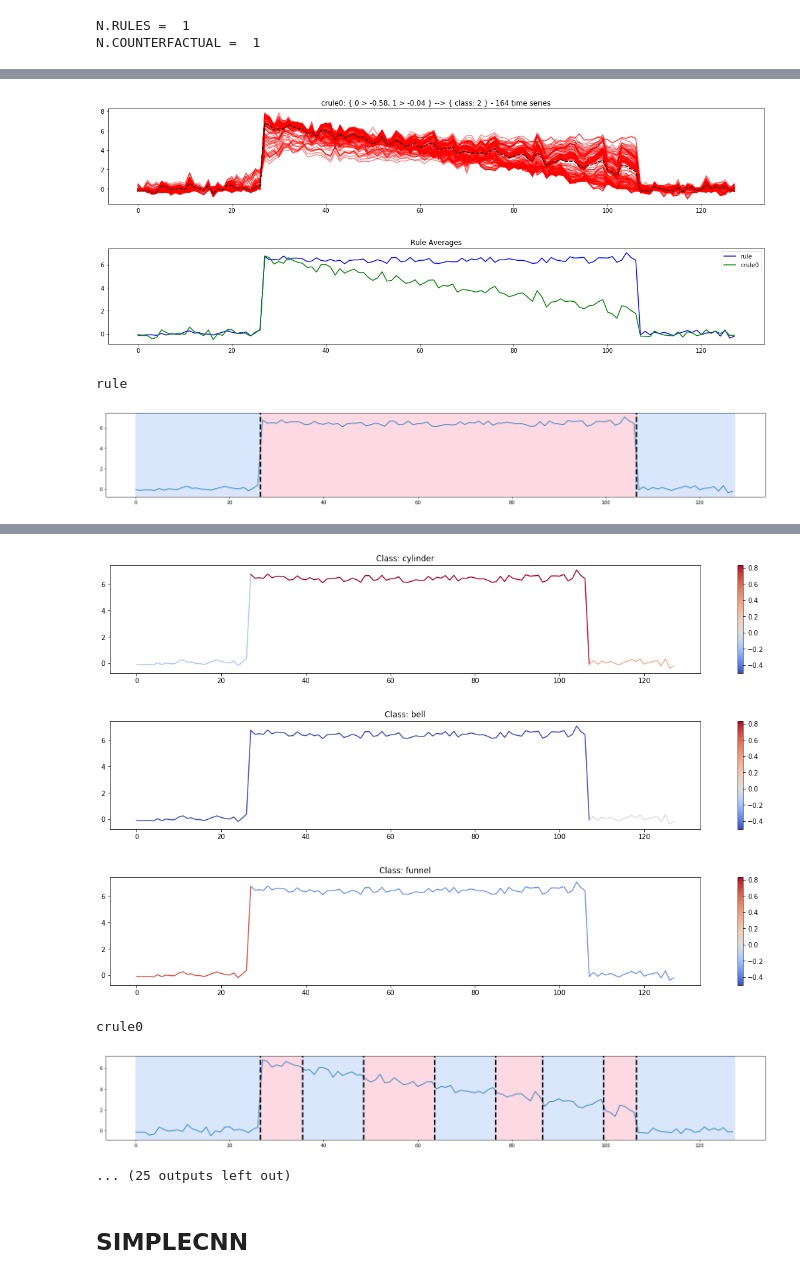
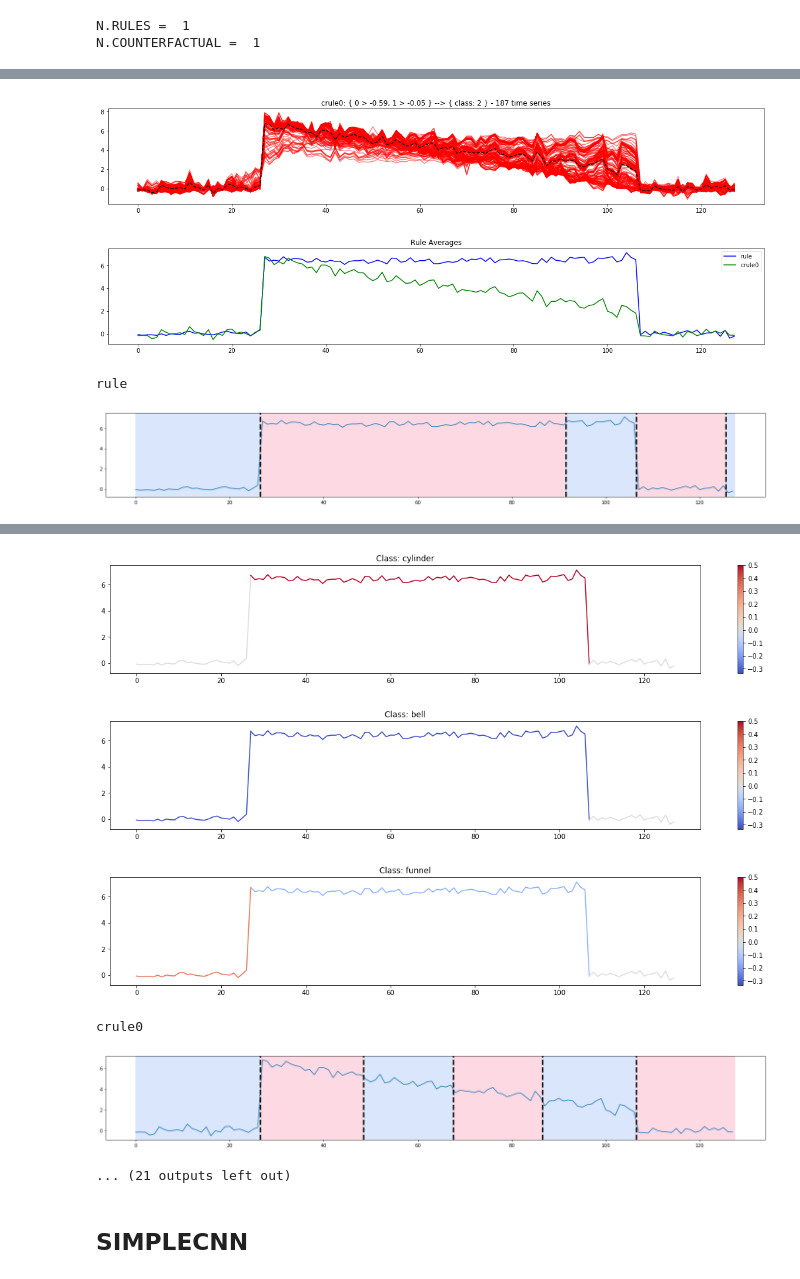
Before and after one commit to fspinna/TS_AgnosticLocalExplainer, a Jupyter notebook: notebooks/cbf_explanation.ipynb, the cells around one changed output, grey strips where cells are left out. Saved outputs shown, nothing was run; the diff lists cells and outputs as text; code cells hidden in the pictures.

```diff
--- a/notebooks/cbf_explanation.ipynb
+++ b/notebooks/cbf_explanation.ipynb
@@ -310,7 +312,7 @@ N.COUNTERFACTUAL =  1
 params = {"nsamples":1000,
           "background":"linear_consecutive",
           "pen":1,
-          "peltmodel":"l2",
+          "peltmodel":"rbf",
           "jump": 1,
           "graph_out_file":None,
           "shapelet_mapper":None,
@@ -330,14 +332,14 @@ agnostic.plot_explanation(rules = True,
-[figure, old version]
+[figure, new version]
 [figure]
 rule
-[figure, old version]
+[figure, new version]
 [interactive output not drawn]
-[figure, old version]
+[figure, new version]
-[figure, old version]
+[figure, new version]
-[figure, old version]
+[figure, new version]
 crule0
-[figure, old version]
+[figure, new version]
-... (25 outputs left out)
+... (21 outputs left out)
 # %% [markdown]
 ## SIMPLECNN
 # %%
```
Also changed, not shown: parts of 11 cells of this notebook.
